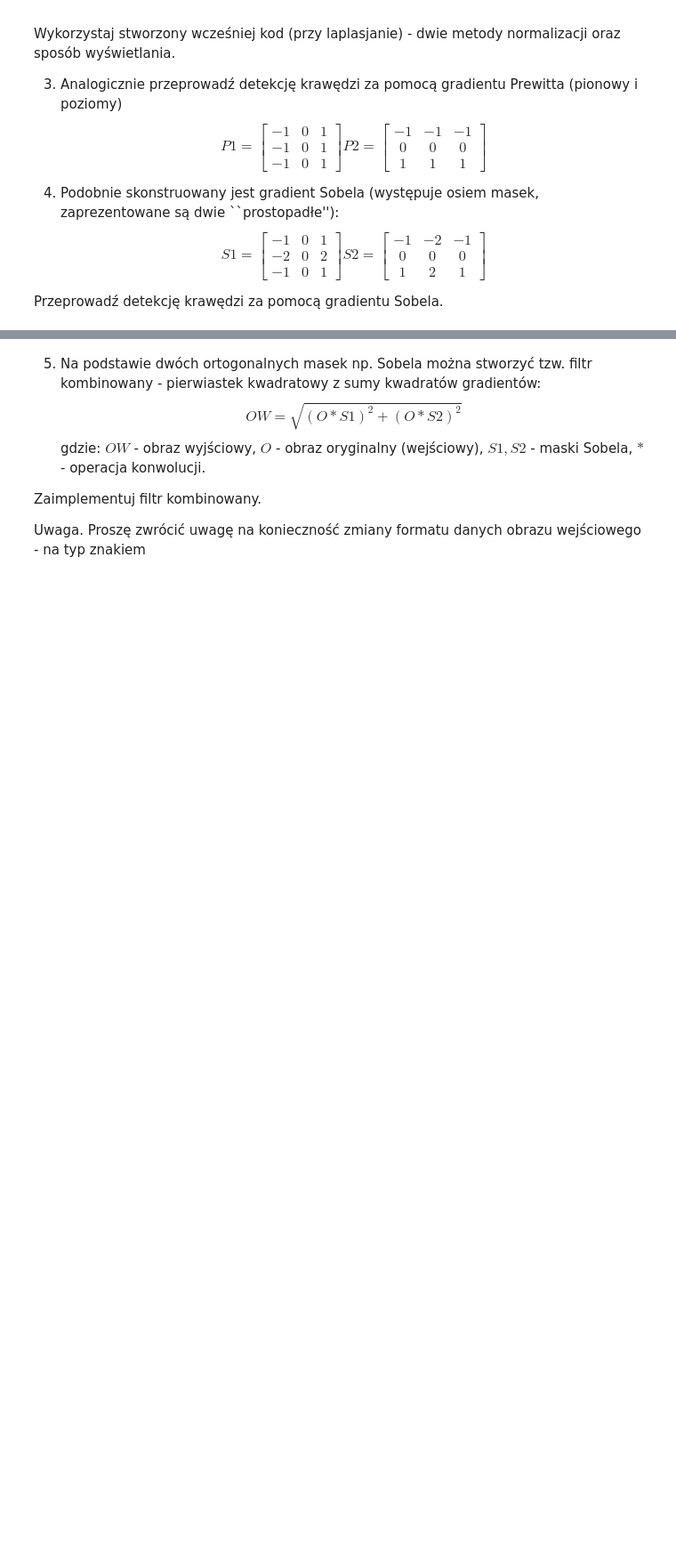
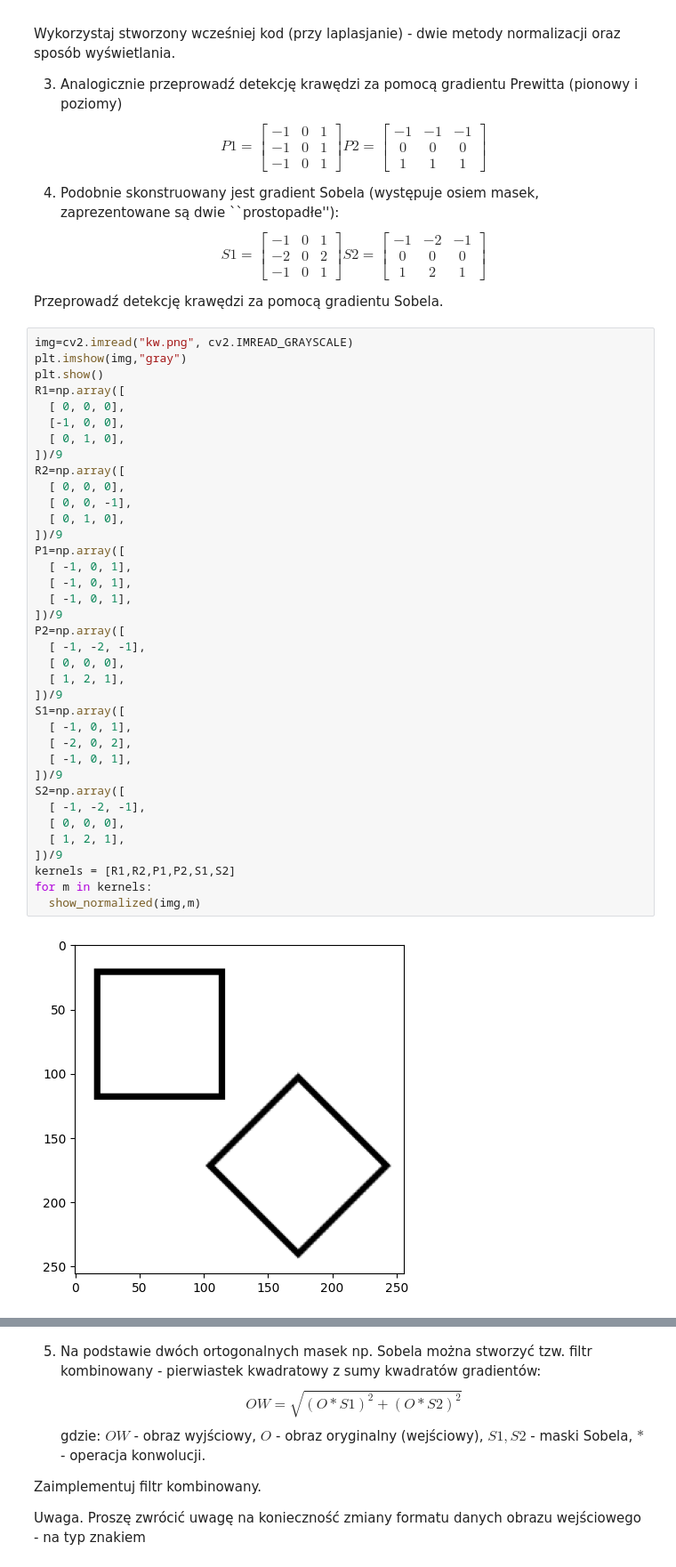
Before and after one commit to kpiotr6/WDCPO, a Jupyter notebook: lab6/06_context.ipynb, the cells around one changed output, grey strips where cells are left out. Shown at 89% size. Saved outputs shown, nothing was run; the diff lists cells and outputs as text; blank space fills up the shorter version.

```diff
--- a/lab6/06_context.ipynb
+++ b/lab6/06_context.ipynb
@@ -273,3 +291,42 @@ S2 = \begin{bmatrix} -1 & -2 & -1 \\ 0 & 0 & 0 \\ 1 & 2 & 1 \end{bmatrix}
 \end{equation}
 
 Przeprowadź detekcję krawędzi za pomocą gradientu Sobela.
+# %%
+img=cv2.imread("kw.png", cv2.IMREAD_GRAYSCALE)
+plt.imshow(img,"gray")
+plt.show()
+R1=np.array([
+  [ 0, 0, 0],
+  [-1, 0, 0],
+  [ 0, 1, 0],
+])/9
+R2=np.array([
+  [ 0, 0, 0],
+  [ 0, 0, -1],
+  [ 0, 1, 0],
+])/9
+P1=np.array([
+  [ -1, 0, 1],
+  [ -1, 0, 1],
+  [ -1, 0, 1],
+])/9
+P2=np.array([
+  [ -1, -2, -1],
+  [ 0, 0, 0],
+  [ 1, 2, 1],
+])/9
+S1=np.array([
+  [ -1, 0, 1],
+  [ -2, 0, 2],
+  [ -1, 0, 1],
+])/9
+S2=np.array([
+  [ -1, -2, -1],
+  [ 0, 0, 0],
+  [ 1, 2, 1],
+])/9
+kernels = [R1,R2,P1,P2,S1,S2]
+for m in kernels:
+  show_normalized(img,m)
+# %% [output]
+[figure, added]
```
Also changed, not shown: parts of 8 cells of this notebook, 1 other file.
